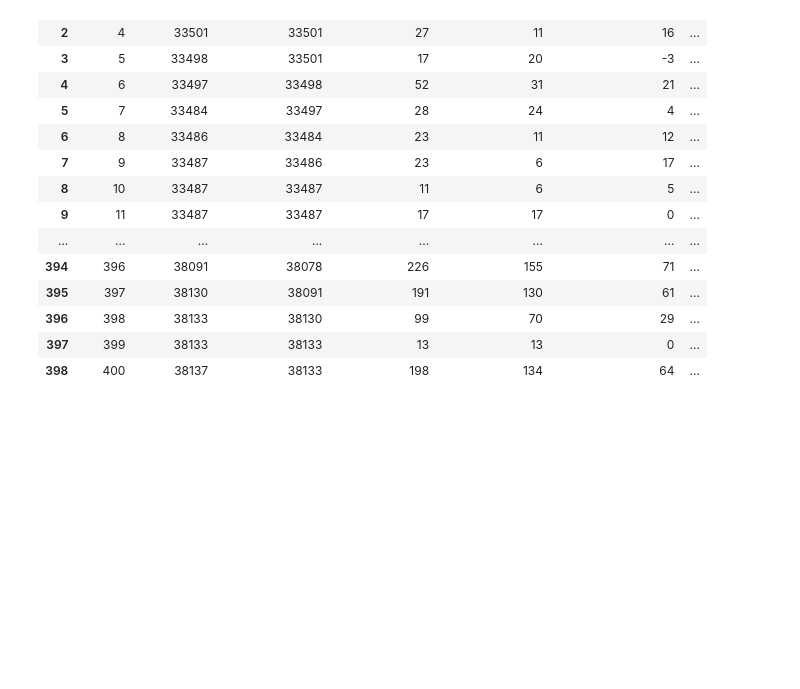
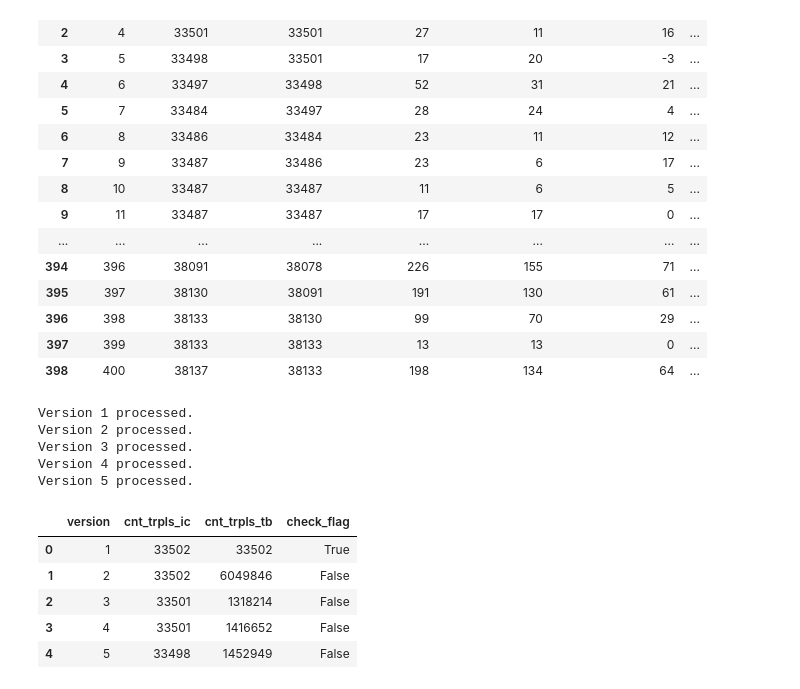
Before and after one commit to GreenfishK/starvers, a Jupyter notebook: scripts/dataset_verification.ipynb, the cells around one changed output. Cells and saved outputs as stored; diff of their text form; code cells hidden in the pictures; blank space fills up the shorter version.

```diff
--- a/scripts/dataset_verification.ipynb
+++ b/scripts/dataset_verification.ipynb
@@ -123,29 +125,32 @@ def check_ic_tb_consistency(get_endpoint: str):
 
     df_checks = pd.DataFrame(columns=['version', 'cnt_trpls_ic', 'cnt_trpls_tb', 'check_flag'])
 
-    for version in range (1, 1300):
+    for version in range (1, 6):
         # TB
         sparql = SPARQLWrapper(get_endpoint)
         sparql.setQuery("""
-            select ?s ?p ?o
-            where {{
-                GRAPH ?g {{
-                    ?s ?p ?o .
+            Select (count(*) as ?cnt_trpls) where {{
+                select ?s ?p ?o
+                where {{
+                    GRAPH ?g {{
+                        ?s ?p ?o .
+                    }}
+                filter (contains(str(?g), "v{0}") || contains(str(?g), "_{0}"))
                 }}
-            filter (contains(str(?g), "v{0}") || contains(str(?g), "_{0}"))
             }}
         """.format(version-1))
         sparql.setReturnFormat(JSON)
         results = sparql.query()
 
+        df_tb = _to_df(results)
+        cnt_trpls_tb = int(df_tb.loc[0,'cnt_trpls'].split(' ')[0])
+
         # IC
         df_ic = ic_to_df(version)
         cnt_trpls_ic = len(df_ic)
 
-        df_tb = _to_df(results)
-        cnt_trpls_tb = len(df_tb)
-
-        df_checks.loc[len(df_checks)] = [version, cnt_trpls_ic, cnt_trpls_tb, cnt_trpls_ic==cnt_trpls_tb]
+        df_checks.loc[len(df_checks)] = [version, cnt_trpls_ic, cnt_trpls_tb, cnt_trpls_tb==cnt_trpls_ic]
+        print("Version {0} processed.".format(version))
 
     return df_checks
 
@@ -255,5 +260,19 @@ check_ic_cb_consistency()
 | 398 | 400 | 38137 | 38133 | 198 | 134 | 64 | ... |
 # %%
 # local SPARQL endpoint from GraphDB free. Needs to be installed and the alldata.TB.nq dataset imported into a new
-# repository 'BEAR-B_hourly_TB'
-check_ic_tb_consistency(get_endpoint="http://ThinkPad-T14s-FK:7200/repositories/BEAR-B_hourly_TB")
+# repository 'BEAR-B_hourly_TB' using the server files import as the dataset is too large to be imported normally.
+# To use the server files import create a folder graphdb-import in your home directory and place the file
+# alldata.TB.nq there
+check_ic_tb_consistency(get_endpoint="http://192.168.0.241:7200/repositories/BEAR-B_hourly_TB")
+# %% [output]
+Version 1 processed.
+Version 2 processed.
+Version 3 processed.
+Version 4 processed.
+Version 5 processed.
+|  | version | cnt_trpls_ic | cnt_trpls_tb | check_flag |
+| 0 | 1 | 33502 | 33502 | True |
+| 1 | 2 | 33502 | 6049846 | False |
+| 2 | 3 | 33501 | 1318214 | False |
+| 3 | 4 | 33501 | 1416652 | False |
+| 4 | 5 | 33498 | 1452949 | False |
```
Also changed, not shown: parts of 1 cell of this notebook, 5 other files.
